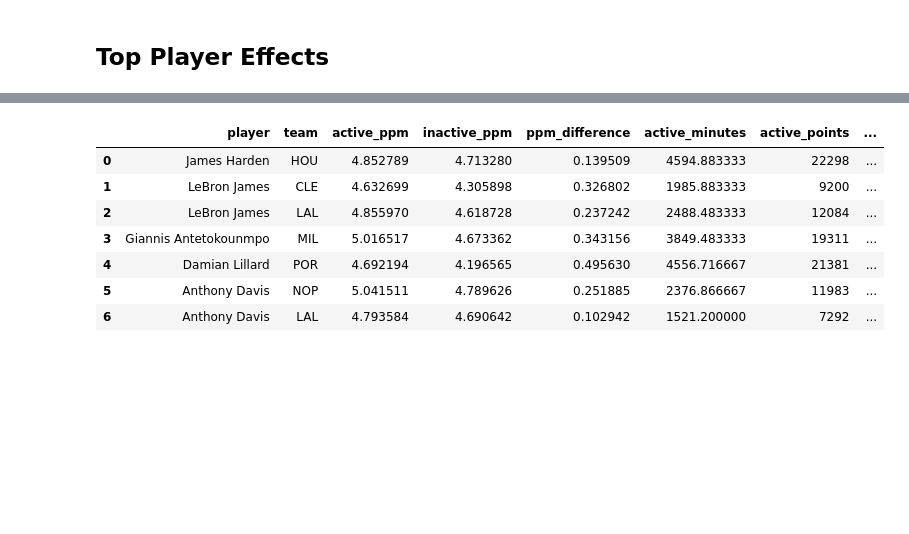
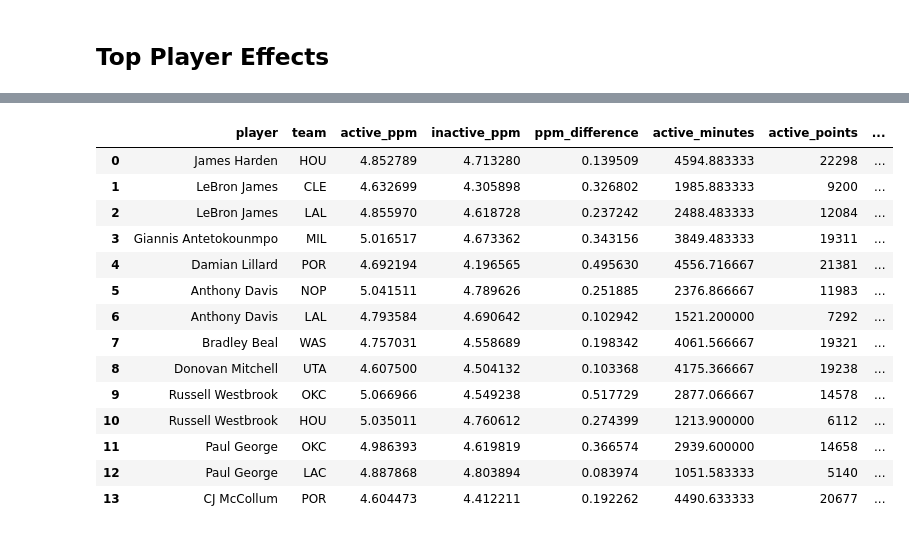
Before and after one commit to nhamby/45983-Assignment-1-Team-15, a Jupyter notebook: analysis.ipynb, the cells around one changed output, grey strips where cells are left out. Saved outputs shown, nothing was run; the diff lists cells and outputs as text; code cells hidden in the pictures; blank space fills up the shorter version.

```diff
--- a/analysis.ipynb
+++ b/analysis.ipynb
@@ -75,7 +78,7 @@ df.dropna(subset=['event_type'], inplace=True)
 ## Identify Top Players
 # %%
 # identify top players
-n=5
+n=10
 top_players_df = (
     df.groupby('player', as_index=False)['points']
       .sum()
@@ -120,5 +144,5 @@ Anthony Davis scored for: ['NOP' 'LAL']
 # %%
-results = []
+ppm_results = []
 players_on_court = ['a1', 'a2', 'a3', 'a4', 'a5', 'h1', 'h2', 'h3', 'h4', 'h5']
 
 for top_player in top_players_list:
@@ -142,33 +166,40 @@ for top_player in top_players_list:
         active_minutes = team_active_plays['play_length_seconds'].sum() / 60
 
         inactive_points = team_inactive_plays['points'].sum()
         inactive_minutes = team_inactive_plays['play_length_seconds'].sum() / 60
 
         active_ppm = active_points / active_minutes if active_minutes > 0 else np.nan
         inactive_ppm = inactive_points / inactive_minutes if inactive_minutes > 0 else np.nan
 
         # append the player's metrics to a list
-        results.append({
+        ppm_results.append({
             'player': top_player,
             'team': team,
             'active_ppm': active_ppm,
             'inactive_ppm': inactive_ppm,
             'ppm_difference': active_ppm - inactive_ppm,
             'active_minutes': active_minutes,
             'active_points': active_points,
             'inactive_minutes': inactive_minutes,
             'inactive_points': inactive_points
         })
 
 # create a dataframe
-results_df = pd.DataFrame(results)
-results_df
+ppm_results_df = pd.DataFrame(ppm_results)
+ppm_results_df
 # %% [output]
 |  | player | team | active_ppm | inactive_ppm | ppm_difference | active_minutes | active_points | ... |
 | 0 | James Harden | HOU | 4.852789 | 4.713280 | 0.139509 | 4594.883333 | 22298 | ... |
 | 1 | LeBron James | CLE | 4.632699 | 4.305898 | 0.326802 | 1985.883333 | 9200 | ... |
 | 2 | LeBron James | LAL | 4.855970 | 4.618728 | 0.237242 | 2488.483333 | 12084 | ... |
 | 3 | Giannis Antetokounmpo | MIL | 5.016517 | 4.673362 | 0.343156 | 3849.483333 | 19311 | ... |
 | 4 | Damian Lillard | POR | 4.692194 | 4.196565 | 0.495630 | 4556.716667 | 21381 | ... |
 | 5 | Anthony Davis | NOP | 5.041511 | 4.789626 | 0.251885 | 2376.866667 | 11983 | ... |
 | 6 | Anthony Davis | LAL | 4.793584 | 4.690642 | 0.102942 | 1521.200000 | 7292 | ... |
+| 7 | Bradley Beal | WAS | 4.757031 | 4.558689 | 0.198342 | 4061.566667 | 19321 | ... |
+| 8 | Donovan Mitchell | UTA | 4.607500 | 4.504132 | 0.103368 | 4175.366667 | 19238 | ... |
+| 9 | Russell Westbrook | OKC | 5.066966 | 4.549238 | 0.517729 | 2877.066667 | 14578 | ... |
+| 10 | Russell Westbrook | HOU | 5.035011 | 4.760612 | 0.274399 | 1213.900000 | 6112 | ... |
+| 11 | Paul George | OKC | 4.986393 | 4.619819 | 0.366574 | 2939.600000 | 14658 | ... |
+| 12 | Paul George | LAC | 4.887868 | 4.803894 | 0.083974 | 1051.583333 | 5140 | ... |
+| 13 | CJ McCollum | POR | 4.604473 | 4.412211 | 0.192262 | 4490.633333 | 20677 | ... |
```
Also changed, not shown: parts of 13 cells of this notebook, 1 other file.
